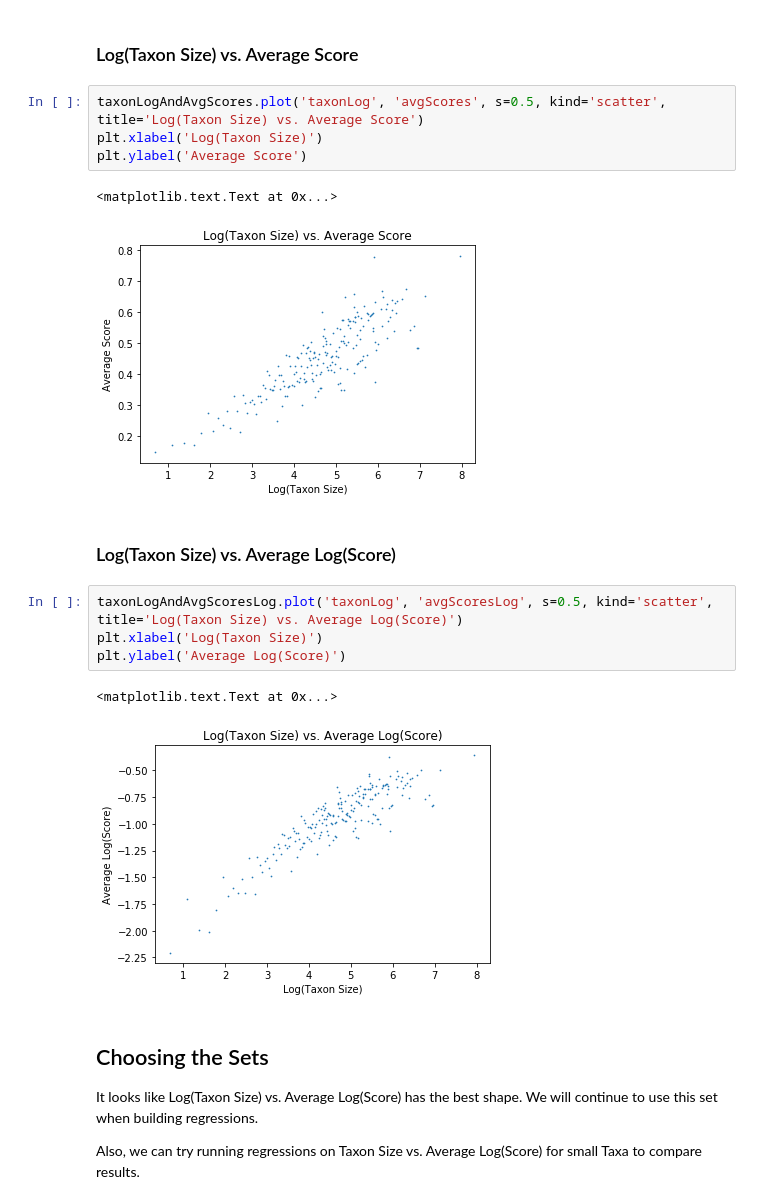
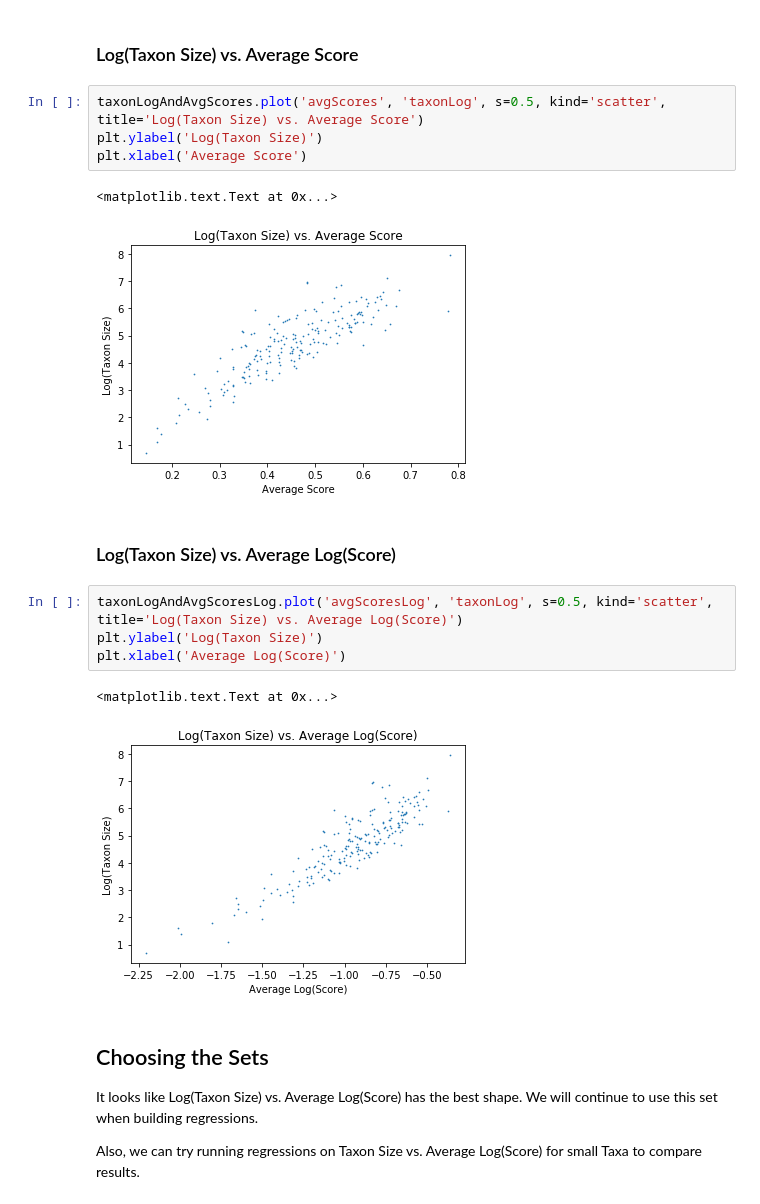
Before and after one commit to odumitr/Gene-and-Taxa-Analysis, a Jupyter notebook: src/linear_regression.ipynb, the cells around one changed output. Drawn from its saved outputs; the diff is of its cells as text.

Commit message:
fix all graphs to follow the convention 'this' vs. 'that' --> 'this' is on the y-axis, and 'that' is on the x-axis

```diff
--- a/src/linear_regression.ipynb
+++ b/src/linear_regression.ipynb
@@ -203,21 +203,21 @@ plt.ylabel('Average Log(Score)')
 # %% [markdown]
 ### Log(Taxon Size) vs. Average Score
 # %%
-taxonLogAndAvgScores.plot('taxonLog', 'avgScores', s=0.5, kind='scatter', title='Log(Taxon Size) vs. Average Score')
-plt.xlabel('Log(Taxon Size)')
-plt.ylabel('Average Score')
+taxonLogAndAvgScores.plot('avgScores', 'taxonLog', s=0.5, kind='scatter', title='Log(Taxon Size) vs. Average Score')
+plt.ylabel('Log(Taxon Size)')
+plt.xlabel('Average Score')
 # %% [output]
 <matplotlib.text.Text at 0x...>
-[figure, old version]
+[figure, new version]
 # %% [markdown]
 ### Log(Taxon Size) vs. Average Log(Score)
 # %%
-taxonLogAndAvgScoresLog.plot('taxonLog', 'avgScoresLog', s=0.5, kind='scatter', title='Log(Taxon Size) vs. Average Log(Score)')
-plt.xlabel('Log(Taxon Size)')
-plt.ylabel('Average Log(Score)')
+taxonLogAndAvgScoresLog.plot('avgScoresLog', 'taxonLog', s=0.5, kind='scatter', title='Log(Taxon Size) vs. Average Log(Score)')
+plt.ylabel('Log(Taxon Size)')
+plt.xlabel('Average Log(Score)')
 # %% [output]
 <matplotlib.text.Text at 0x...>
-[figure, old version]
+[figure, new version]
 # %% [markdown]
 ## Choosing the Sets
 
```
Also changed, not shown: parts of 20 cells of this notebook.
